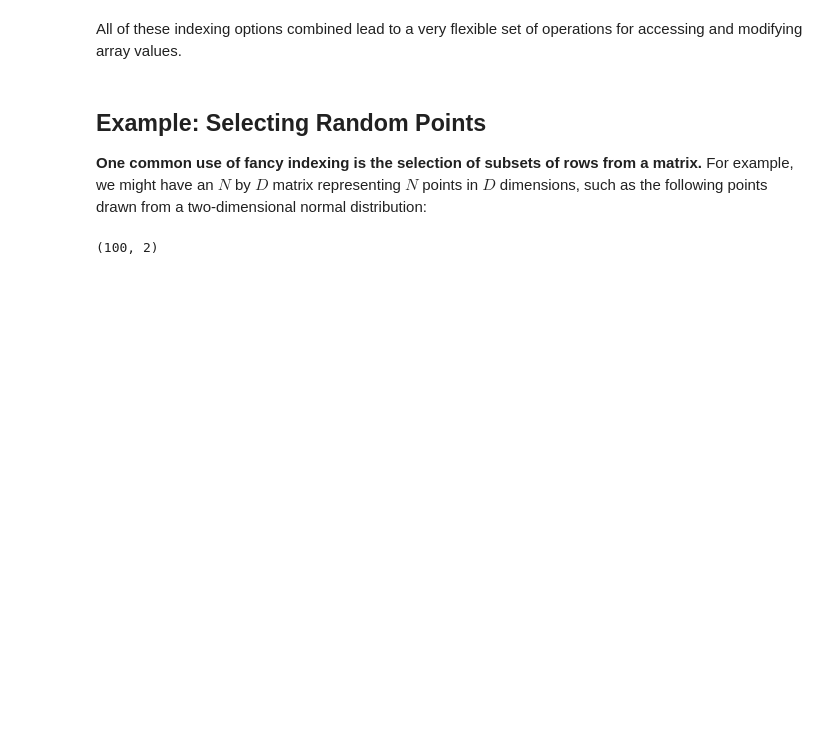
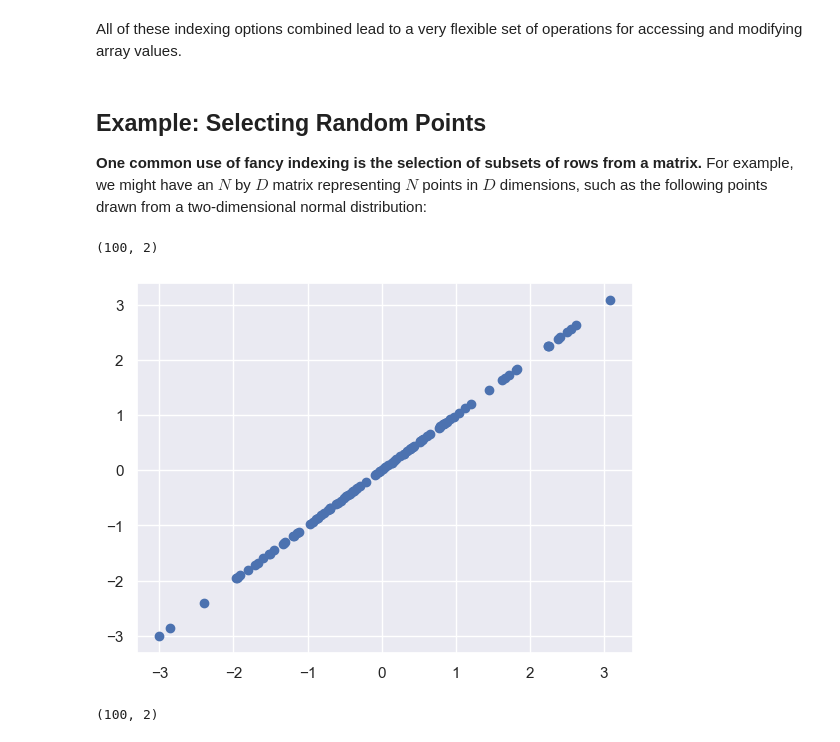
Before and after one commit to HaJi490/DataScience, a Jupyter notebook: 02.07-Fancy-Indexing.ipynb, the cells around one changed output. Cells and saved outputs as stored; diff of their text form; code cells hidden in the pictures; blank space fills up the shorter version.

```diff
--- a/02.07-Fancy-Indexing.ipynb
+++ b/02.07-Fancy-Indexing.ipynb
@@ -174,4 +174,20 @@ All of these indexing options combined lead to a very flexible set of operations
 
 **One common use of fancy indexing is the selection of subsets of rows from a matrix.**
 For example, we might have an $N$ by $D$ matrix representing $N$ points in $D$ dimensions, such as the following points drawn from a two-dimensional normal distribution:
+# %%
+mean = [0, 0] #x, y의 평균
+cov = [[1, 1],
+       [2, 2]] #x, y의 분산 --> 공분산: 평균에 가까울 수록 분산이 적음
+X = rand.multivariate_normal(mean, cov, 100)
+X.shape
+# %% [output]
+(100, 2)
+# %%
+%matplotlib inline
+import matplotlib.pyplot as plt
+import seaborn; seaborn.set()  # 플롯 스타일 설정
+
+plt.scatter(X[:, 0], X[:, 1]);
+# %% [output]
+[figure, added]
 # %%
```
Also changed, not shown: parts of 6 cells of this notebook, 12 other files.
